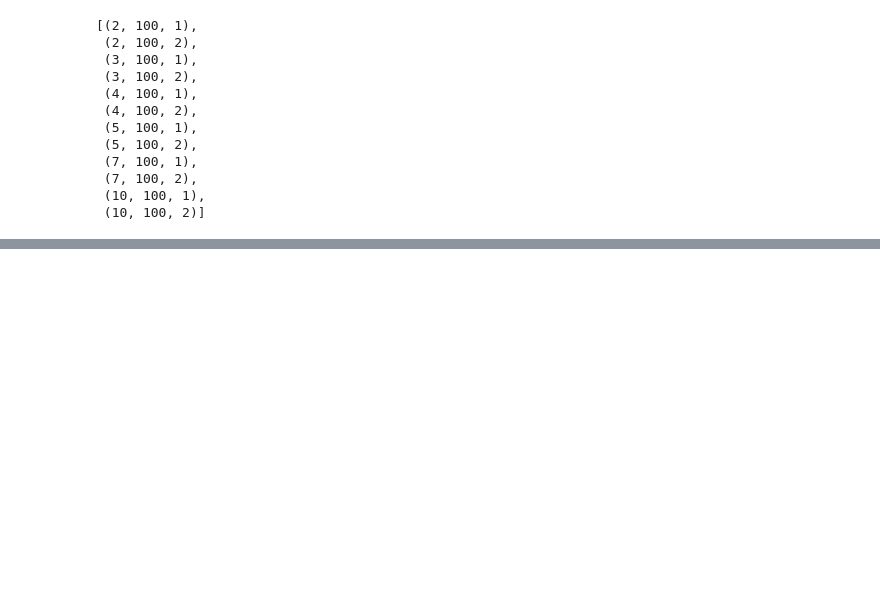
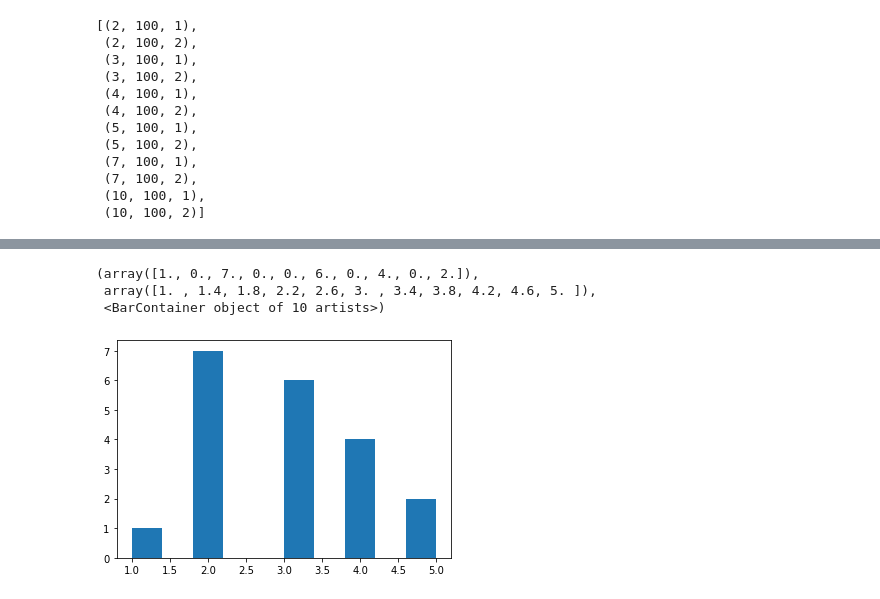
Before and after one commit to Paulpanther/info-flow, a Jupyter notebook: Multiple rumours evaluation.ipynb, the cells around one changed output, grey strips where cells are left out. Cells and saved outputs as stored; diff of their text form; code cells hidden in the pictures; blank space fills up the shorter version.

```diff
--- a/Multiple rumours evaluation.ipynb
+++ b/Multiple rumours evaluation.ipynb
@@ -36,8 +36,8 @@ hop_distances(graph, flatten_list(subgraphs_rumor_centers), sources)
 # %%
-max_infected_nodes = [100]  #, 1000]
+max_infected_nodes = [1000]#,1000]
 node_count = 3000
 infection_prob = 0.3
-num_infection_centers = [2, 3, 4, 5, 7, 10]
+num_infection_centers = [2, 3, 5, 7, 10]
 exp_iterations = 10
 # %%
 def multiple_sources_experiment(num_infection_centers, infection_prob, node_count, max_infected_nodes, graph_callback):
@@ -69,7 +67,7 @@ multiple_sources_experiment(2, 0.3, 2000, 1000, partial(small_world, k=5, p=0.2)
 # %%
 def get_small_world_params():
-    ps = [0.1, 0.2, 0.4, 0.6]
-    ks = [2, 3, 4, 5, 7, 9]
+    ps = [0.6]
+    ks = [9]
 
     return ps, ks
 
@@ -126,0 +192,11 @@ result_small_world
+# %%
+def get_all_hops_flattened(results_list, key):
+    return [hop for result in results_list for hop in result[key]]
+# %%
+plt.figure()
+plt.hist(get_all_hops_flattened(result_small_world[2][100][(0.6, 9)], "hops"))
+# %% [output]
+(array([1., 0., 7., 0., 0., 6., 0., 4., 0., 2.]),
+ array([1. , 1.4, 1.8, 2.2, 2.6, 3. , 3.4, 3.8, 4.2, 4.6, 5. ]),
+ <BarContainer object of 10 artists>)
+[figure, added]
```
Also changed, not shown: parts of 16 cells of this notebook, 2 other files.
